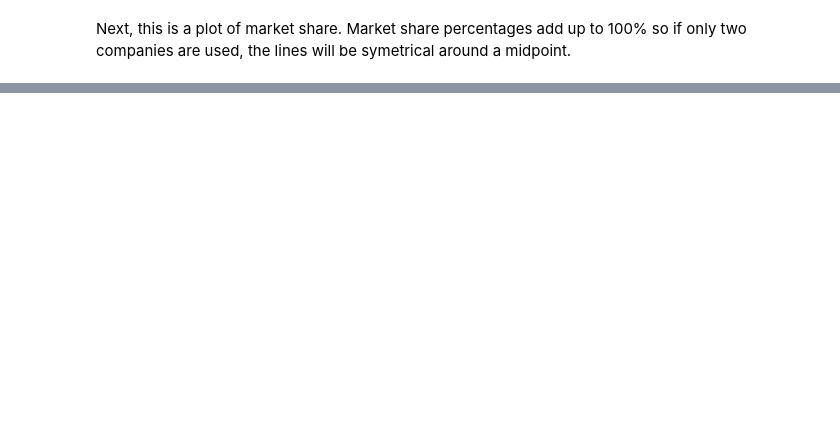
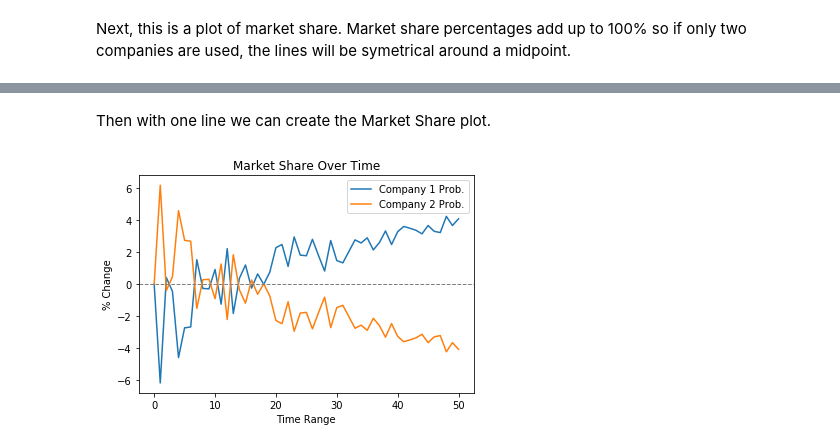
Before and after one commit to peterkabai/python, a Jupyter notebook: notebook_snippets/market_share.ipynb, the cells around one changed output, grey strips where cells are left out. Drawn from its saved outputs; the diff is of its cells as text; code cells hidden in the pictures; blank space fills up the shorter version.

```diff
--- a/notebook_snippets/market_share.ipynb
+++ b/notebook_snippets/market_share.ipynb
@@ -69,0 +72,30 @@ plt.show()
+# %%
+def market_share_plot(dat):
+    dat = pd.DataFrame(dat)
+    num_companies = dat.shape[1] - 1
+
+    company_names = []
+    for column_name in dat.columns:
+        if column_name is not "x":
+            company_names.append(column_name)
+
+    probs = pd.DataFrame()
+    comp = 1
+    for company in company_names:
+        start = dat[company][0]/(dat.loc[0,dat.columns != 'x'].sum())*100
+        prob_row = []
+        for row in range(len(dat[company])):
+            prob = (df[company][row]/(dat.loc[row,dat.columns != 'x'].sum()))  *100 -start
+            prob_row.append(prob)
+
+        probs = probs.assign(c=pd.Series(prob_row))
+
+        probs = probs.rename(columns = { 'c' : "Company " + str(comp) + " Prob."})
+        comp += 1
+
+    probs.plot()
+    plt.xlabel("Time Range")
+    plt.ylabel("% Change")
+    plt.title("Market Share Over Time")
+    plt.axhline(y=0, color="gray", linewidth=1, linestyle="--")
+    plt.show()
@@ -69,0 +115,6 @@ plt.show()
+# %% [markdown]
+Then with one line we can create the Market Share plot.
+# %%
+market_share_plot(df)
+# %% [output]
+[figure, added]
```
Also changed, not shown: parts of 10 cells of this notebook.
